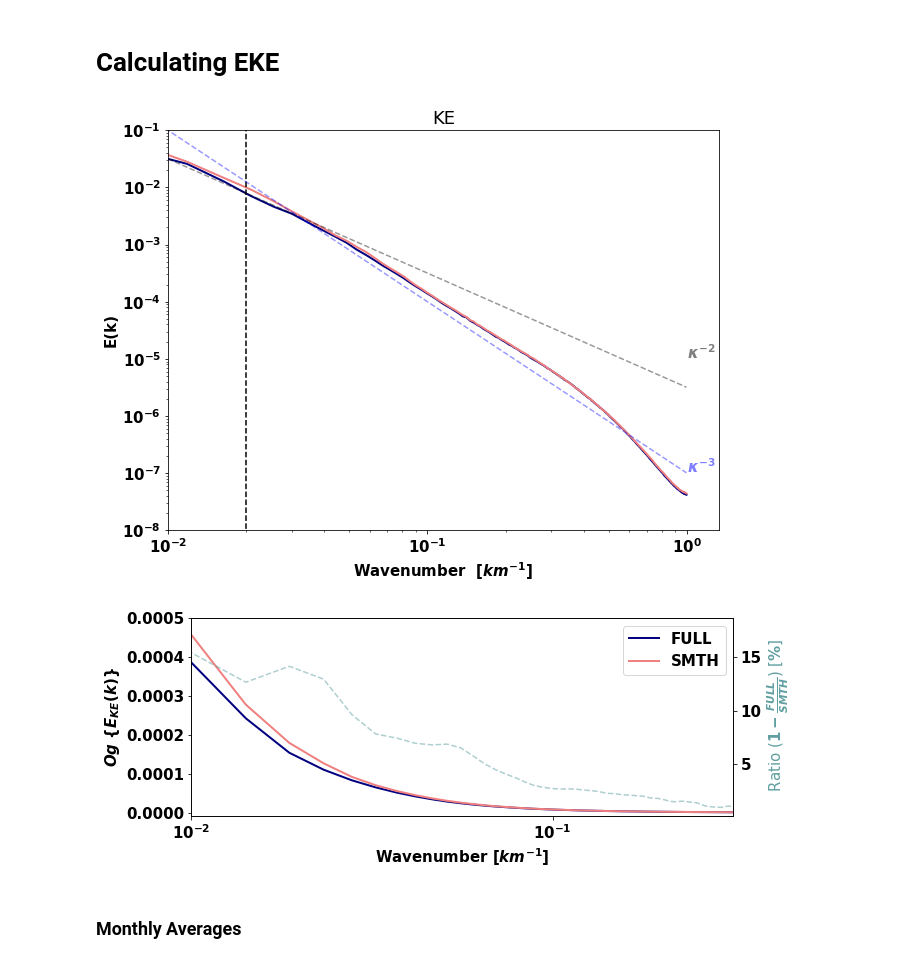
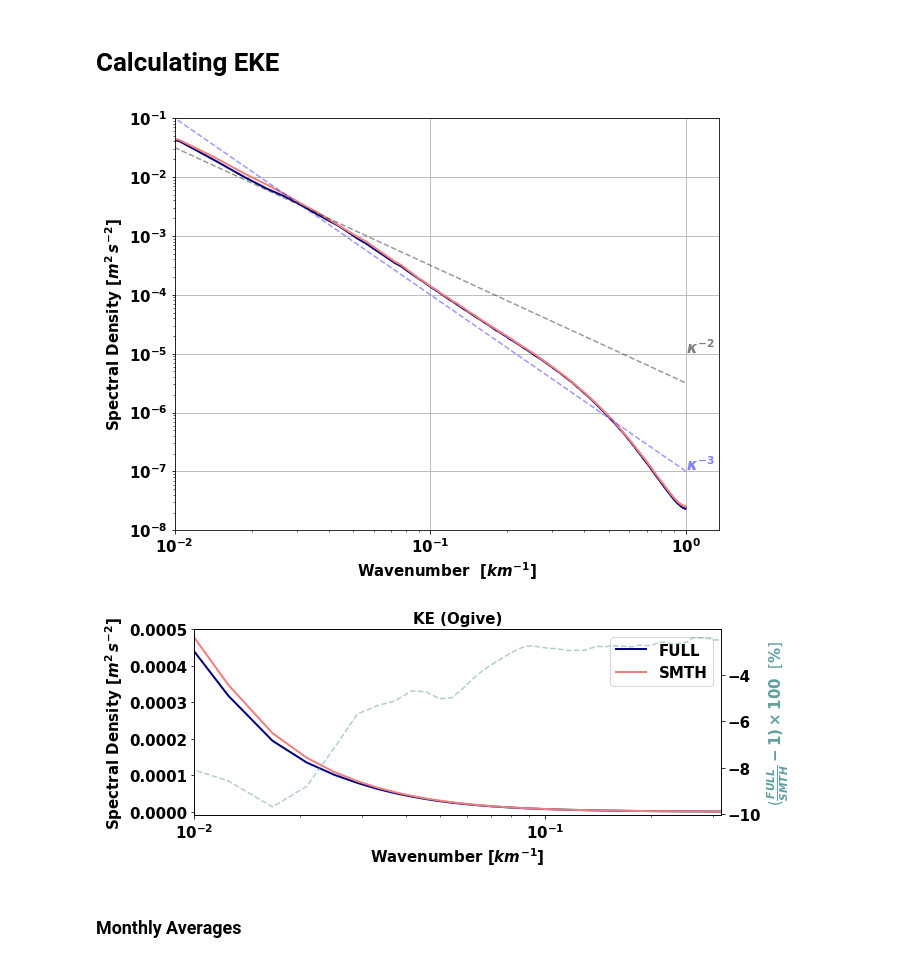
Before and after one commit to igoruchoa/FeedbackSubmeso, a Jupyter notebook: 2_CROCO/surface_CROCO.ipynb, the cells around one changed output. Drawn from its saved outputs; the diff is of its cells as text; code cells hidden in the pictures.

```diff
--- a/2_CROCO/surface_CROCO.ipynb
+++ b/2_CROCO/surface_CROCO.ipynb
@@ -306,29 +275,35 @@ findfont: Font family ['sans-serif'] not found. Falling back to DejaVu Sans.
 # %%
 uf=varf.u.groupby("time_counter.dayofyear").mean()
 uf=uf.chunk(chunks=chunks_new);
-u_f=(uf[:,1:,:]+uf[:,:-1,:])/2
-uf=uf[:,300:-300,90:700].compute();
+# u_f=(uf[:,1:,:]+uf[:,:-1,:])/2
+uf=uf.compute();
 
 ut=vart.u.groupby("time_counter.dayofyear").mean()
 ut=ut.chunk(chunks=chunks_new);
-ut=(ut[:,1:,:]+ut[:,:-1,:])/2
-ut=ut[:,300:-300,90:700].compute();
+# ut=(ut[:,1:,:]+ut[:,:-1,:])/2
+ut=ut.compute();
 
 vf=varf.v.groupby("time_counter.dayofyear").mean()
 vf=vf.chunk(chunks=chunks_new);
-vf=(vf[:,:,1:]+vf[:,:,:-1])/2
-vf=vf[:,300:-300,90:700].compute();
+# vf=(vf[:,:,1:]+vf[:,:,:-1])/2
+vf=vf.compute();
 
 vt=vart.v.groupby("time_counter.dayofyear").mean()
 vt=vt.chunk(chunks=chunks_new);
-vt=(vt[:,:,1:]+vt[:,:,:-1])/2
-vt=vt[:,300:-300,90:700].compute();
+# vt=(vt[:,:,1:]+vt[:,:,:-1])/2
+vt=vt.compute();
+# %%
+uf,vf,_=romspickle.uvw2rho_3d(uf,vf,uf)
+uf,vf=uf[:,120:-120,120:800],vf[:,120:-120,120:800]
+
+ut,vt,_=romspickle.uvw2rho_3d(ut,vt,ut)
+ut,vt=ut[:,120:-120,120:800],vt[:,120:-120,120:800]
 # %%
 with ProgressBar():
-    Uf=xrft.isotropic_power_spectrum(uf.drop(['nav_lat_u', 'nav_lon_u']),dim=['x_u','y_u'],nfactor=2,truncate='True',detrend='linear', window=True)
-    Vf=xrft.isotropic_power_spectrum(vf.drop(['nav_lat_v', 'nav_lon_v']),dim=['x_v','y_v'],nfactor=2,truncate='True',detrend='linear', window=True)
-    Ut=xrft.isotropic_power_spectrum(ut.drop(['nav_lat_u', 'nav_lon_u']),dim=['x_u','y_u'],nfactor=2,truncate='True',detrend='linear', window=True)
-    Vt=xrft.isotropic_power_spectrum(vt.drop(['nav_lat_v', 'nav_lon_v']),dim=['x_v','y_v'],nfactor=2,truncate='True',detrend='linear', window=True)
+    Uf=xrft.isotropic_power_spectrum(uf,dim=['x_u','y_u'],nfactor=2,truncate='True',detrend='linear', window=True)
+    Vf=xrft.isotropic_power_spectrum(vf,dim=['x_v','y_v'],nfactor=2,truncate='True',detrend='linear', window=True)
+    Ut=xrft.isotropic_power_spectrum(ut,dim=['x_u','y_u'],nfactor=2,truncate='True',detrend='linear', window=True)
+    Vt=xrft.isotropic_power_spectrum(vt,dim=['x_v','y_v'],nfactor=2,truncate='True',detrend='linear', window=True)
 # %%
 Ekef=xr.DataArray(data=0.5*(Uf.data + Vf.data),coords=({'dayofyear':Uf.dayofyear,'freq_r':Uf.freq_r.data}))
 Eket=xr.DataArray(data=0.5*(Ut.data + Vt.data),coords=({'dayofyear':Uf.dayofyear,'freq_r':Uf.freq_r.data}))
@@ -366,7 +316,7 @@ plt.plot(Uf.freq_r/dxx,Ekef.mean(axis=0),label='FULL',linewidth=2,color='navy')
 
 plt.plot(Eket.freq_r/dxx,Eket.mean(axis=0),label='SMTH',linewidth=2,color='lightcoral')
 
-plt.plot([1/50,1/50],[1000,0],'k--')
+# plt.plot([1/50,1/50],[1000,0],'k--')
 
 
 k2 = np.array([Ekef.freq_r[0],Ekef.freq_r[-1]])/dxx
@@ -376,37 +326,37 @@ k3 = np.array([Ekef.freq_r[0],Ekef.freq_r[-1]])/dxx
 E3 = (1/k3)**3/(10**7)
 
 # k53 = np.array([Ekef.freq_r[0],Ekef.freq_r[-1]])/dxx
 # E53 = (1/k53)**(5/3)/(10**5)
 
 plt.plot(k2,E2,'k--',alpha=0.4)
 plt.text(1,1e-5,r'$\kappa^{-2}$',weight='normal',alpha=0.5)
 
 plt.plot(k3,E3,'b--',alpha=0.4)
 plt.text(1,1e-7,r'$\kappa^{-3}$',weight='normal',color='b',alpha=0.5)
 
 # # plt.plot(k53,E53,'g--',alpha=0.4)
 # # plt.text(1,1e-3,r'$\kappa^{-5/3}$',weight='normal',color='g',alpha=0.5)
 
 
-
+plt.grid()
 
 # plt.legend()
 
 plt.yscale('log')
 plt.xscale('log')
 
 
 
-plt.title('KE')
+plt.ylabel(r'Spectral Density [$m^2\,s^{-2}$]',fontweight='bold',fontsize=15)
+
 plt.xlabel(r'Wavenumber  $[km^{-1}]$',fontweight='bold')
-plt.ylabel(r'E(k)',fontweight='bold')
 
 plt.xlim(1/100,0)
 plt.ylim(1e-8,1e-1)
 plt.tight_layout()
 plt.savefig('/homes/metogra/iufarias/Documents/figures/2_CROCO/CROCO_surface/Total_avg_KE.png')
 # %% [output]
-[figure, old version]
+[figure, new version]
 # %%
 'Ogive graph - Backwards'
 
@@ -426,14 +376,24 @@ KAf=-KAf[::-1]
 KAt=-KAt[::-1]
 
 fig,ax = plt.subplots(figsize=(10,4))
-ax.plot((np.log10(Kx)),KAf,label='FULL',linewidth=2,color='navy')
-ax.plot((np.log10(Kx)),KAt,label='SMTH',linewidth=2,color='lightcoral')
-ax.set_xticks(np.array([-2,-1]))
-ax.set_xticklabels([r'10$^{-2}$',r'10$^{-1}$'])
+ax.plot((Kx),KAf,label='FULL',linewidth=2,color='navy')
+ax.plot((Kx),KAt,label='SMTH',linewidth=2,color='lightcoral')
+ax.set_title('KE (Ogive)',fontsize=15,fontweight='bold')
+
+
+ax.set_xscale('log')
+
+
+
+
+# ax.set_xticks(np.array([-2,-1]))
+# ax.set_xticklabels([r'10$^{-2}$',r'10$^{-1}$'])
+
 
 ax.set_xlabel(r'Wavenumber $ [km^{-1}]$',fontsize=15,fontweight='bold')
-ax.set_ylabel(r'$Og$ {$E_{KE}(k)$}',color="k",fontsize=15,fontweight='bold')
-ax.set_xlim(-2,-0.5)
+ax.set_ylabel(r'Spectral Density [$m^2\,s^{-2}$]',fontweight='bold',fontsize=15)
+
+ax.set_xlim(1e-2,10**-0.5)
 ax.set_ylim(-1e-5,5e-4)
 
 
@@ -441,12 +401,13 @@ ax.set_ylim(-1e-5,5e-4)
 ax.legend()
 
 ax2=ax.twinx()
-ax2.plot(np.log10(Kx),(1-(KAf)/(KAt))*100,alpha=0.5,linestyle='dashed',color='cadetblue')
-ax2.set_ylabel(r' Ratio ($1 - \frac{FULL}{SMTH}$) [$\%$]',fontsize=15,color='cadetblue')
+ax2.plot((Kx),((KAf)/(KAt)-1)*100,alpha=0.5,linestyle='dashed',color='cadetblue')
+ax2.set_ylabel(r'($\frac{FULL}{SMTH}-1)\times 100$  [$\%$]',fontsize=15,color='cadetblue')
+
 plt.tight_layout()
 plt.savefig('/homes/metogra/iufarias/Documents/figures/2_CROCO/CROCO_surface/Ogive_avg_KE.png')
 # %% [output]
-[figure, old version]
+[figure, new version]
 # %% [markdown]
 ### Monthly Averages
 # %%
```
Also changed, not shown: parts of 13 cells of this notebook, 3 other files.
